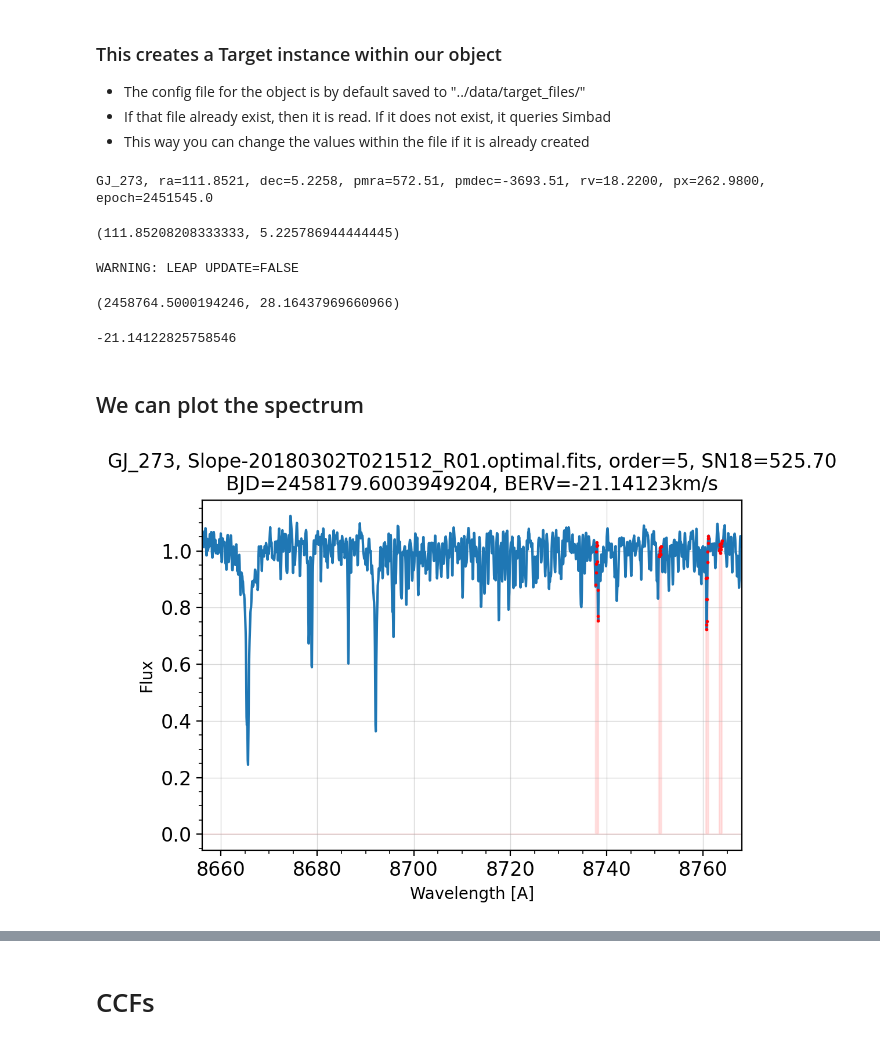
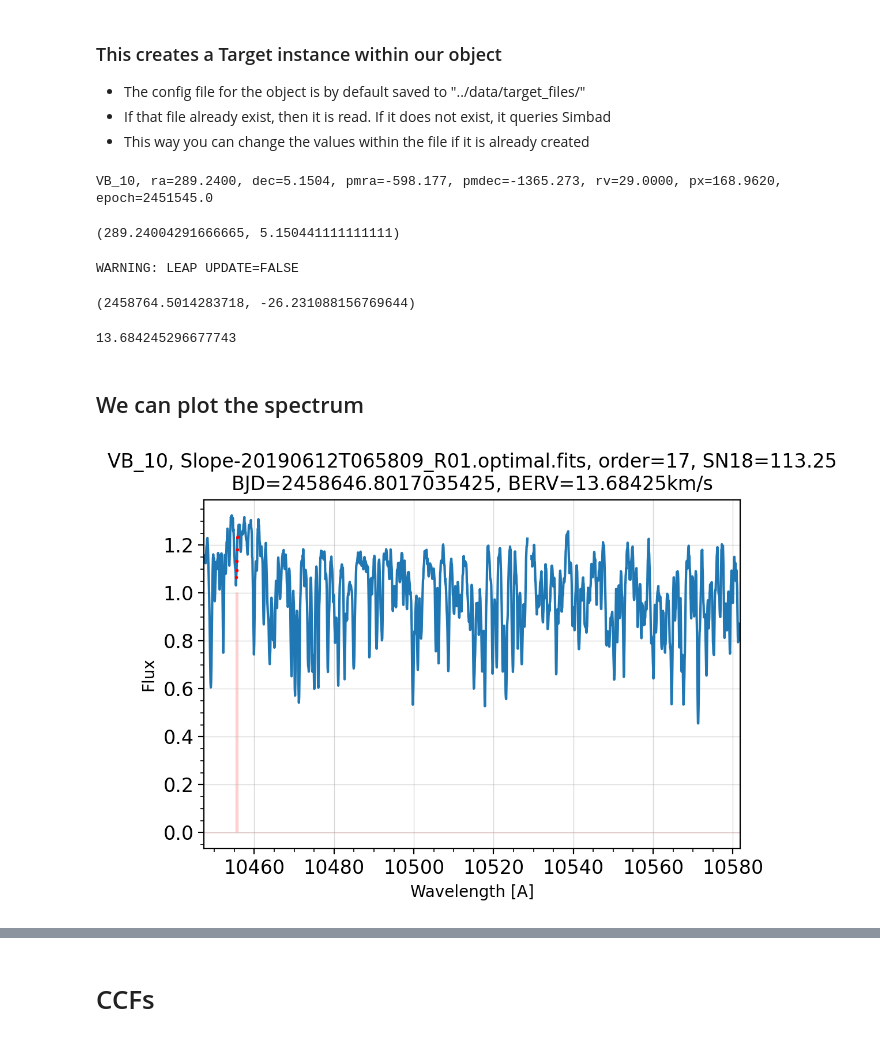
Before and after one commit to gummiks/hpfspec, a Jupyter notebook: notebooks/HPFSpec Tutorial.ipynb, the cells around one changed output, grey strips where cells are left out. Cells and saved outputs as stored; diff of their text form; code cells hidden in the pictures.

```diff
--- a/notebooks/HPFSpec Tutorial.ipynb
+++ b/notebooks/HPFSpec Tutorial.ipynb
@@ -53,5 +55,7 @@ AIRTOVAC (TRUE for HARPS, FALSE TRUE HPF):  False
 # The function reads in the object name from the header
 # If ccf_redshift is true, then it will redshift the wavelength to the stellar frame
 # i.e., this takes out the absolute redshift estimated by calculating a CCF
-H = hpfspec.HPFSpectrum("../hpfspec/data/hpf/spectra/GJ_273/Slope-20180302T021512_R01.optimal.fits",ccf_redshift=True)
+
+#H = hpfspec.HPFSpectrum("../hpfspec/data/hpf/spectra/GJ_699/Slope-20181003T013939_R01.optimal.fits",ccf_redshift=True)
+H = hpfspec.HPFSpectrum("../hpfspec/data/hpf/spectra/VB_10/Slope-20190612T065809_R01.optimal.fits",ccf_redshift=True)
 # %% [output]
@@ -83,29 +117,29 @@ HPFSpec(GJ_273,sn18=525.7)
 # This is used
 H.target
 # %% [output]
-GJ_273, ra=111.8521, dec=5.2258, pmra=572.51, pmdec=-3693.51, rv=18.2200, px=262.9800, epoch=2451545.0
+VB_10, ra=289.2400, dec=5.1504, pmra=-598.177, pmdec=-1365.273, rv=29.0000, px=168.9620, epoch=2451545.0
 # %%
 H.target.ra, H.target.dec
 # %% [output]
-(111.85208208333333, 5.225786944444445)
+(289.24004291666665, 5.150441111111111)
 # %%
 # We can use this to calculate the barycentric velocity in km/s
 t = astropy.time.Time("2019-10-08 00:00:00.0",format="iso").jd
 H.target.calc_barycentric_velocity(t,obsname='McDonald Observatory')
 # %% [output]
 WARNING: LEAP UPDATE=FALSE
-(2458764.5000194246, 28.16437969660966)
+(2458764.5014283718, -26.231088156769644)
 # %%
 # The barycentric velocity is automatically stored in an attribute
 H.berv # km/s
 # %% [output]
--21.14122825758546
+13.684245296677743
 # %% [markdown]
 ## We can plot the spectrum
 # %%
-H.plot_order(5,deblazed=True)
+H.plot_order(17,deblazed=True)
 # %% [output]
-[figure, old version]
+[figure, new version]
 # %%
 #We could also this this the following way using the handy wavelength and flux attributes
 o = 5
```
Also changed, not shown: parts of 17 cells of this notebook, 4 other files.
